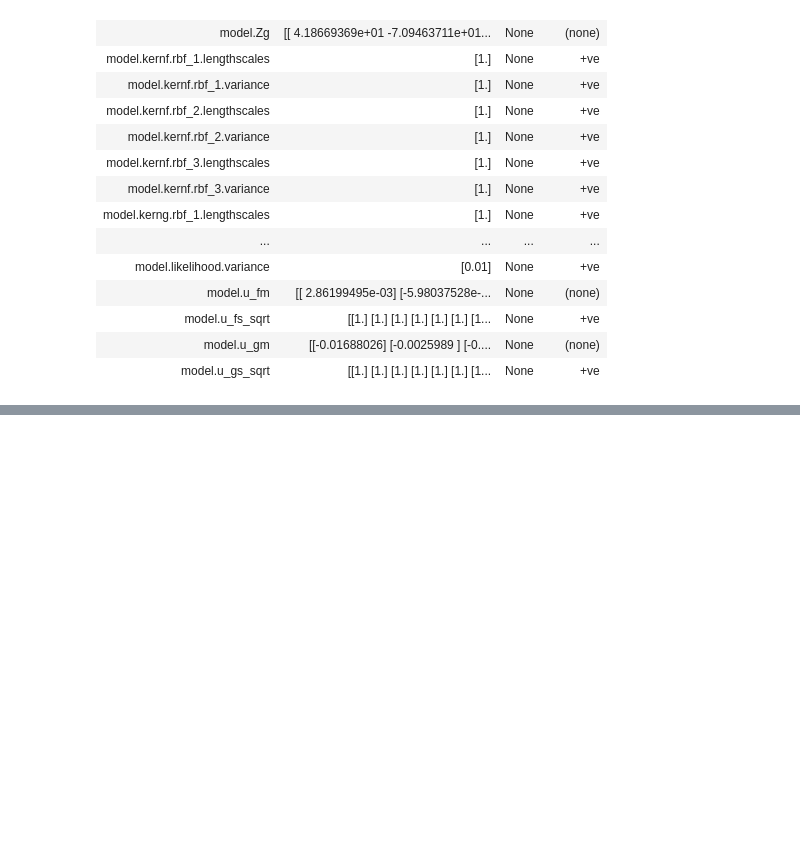
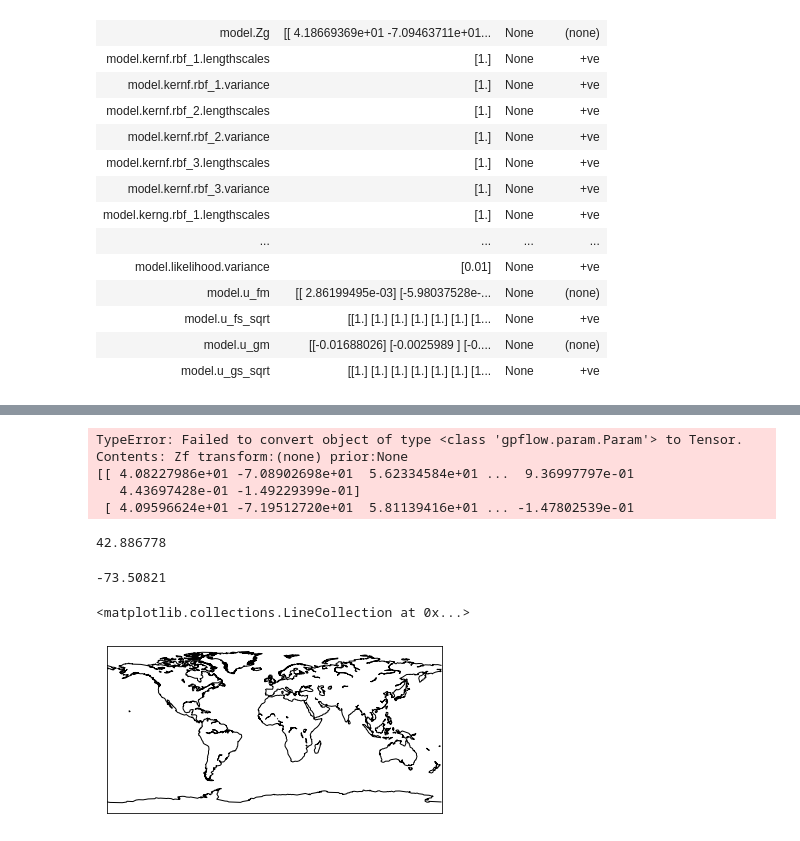
Before and after one commit to tufts-ml/opioid-overdose-models, a Jupyter notebook: notebooks/Zero-Inflated GP on Quarterly Tracts.ipynb, the cells around one changed output, grey strips where cells are left out. Saved outputs shown, nothing was run; the diff lists cells and outputs as text; code cells hidden in the pictures; blank space fills up the shorter version.

```diff
--- a/notebooks/Zero-Inflated GP on Quarterly Tracts.ipynb
+++ b/notebooks/Zero-Inflated GP on Quarterly Tracts.ipynb
@@ -521,0 +660,7 @@ stuff
+# %%
+ m.build_predict(test_x.loc[:, ['lat','lon','timestep','theme_1_pc', 'theme_2_pc', 'theme_3_pc', 'theme_4_pc', 'svi_pctile', 'neighbor_t-1', 'self_t-1']].values)
+# %% [output]
+TypeError: Failed to convert object of type <class 'gpflow.param.Param'> to Tensor. Contents: Zf transform:(none) prior:None
+[[ 4.08227986e+01 -7.08902698e+01  5.62334584e+01 ...  9.36997797e-01
+   4.43697428e-01 -1.49229399e-01]
+ [ 4.09596624e+01 -7.19512720e+01  5.81139416e+01 ... -1.47802539e-01
@@ -521,0 +675,5 @@ stuff
+# %%
+plt.xlim([-71.2, -70.9])
+plt.ylim([42, 42.6])
+# %% [output]
+42.886778
@@ -521,0 +682,13 @@ stuff
+# %%
+minx
+# %% [output]
+-73.50821
+# %%
+from mpl_toolkits.basemap import Basemap
+m=Basemap()
+
+# Show the coast lines
+m.drawcoastlines()
+# %% [output]
+<matplotlib.collections.LineCollection at 0x...>
+[figure, added]
```
Also changed, not shown: parts of 23 cells of this notebook, 5 other files.
